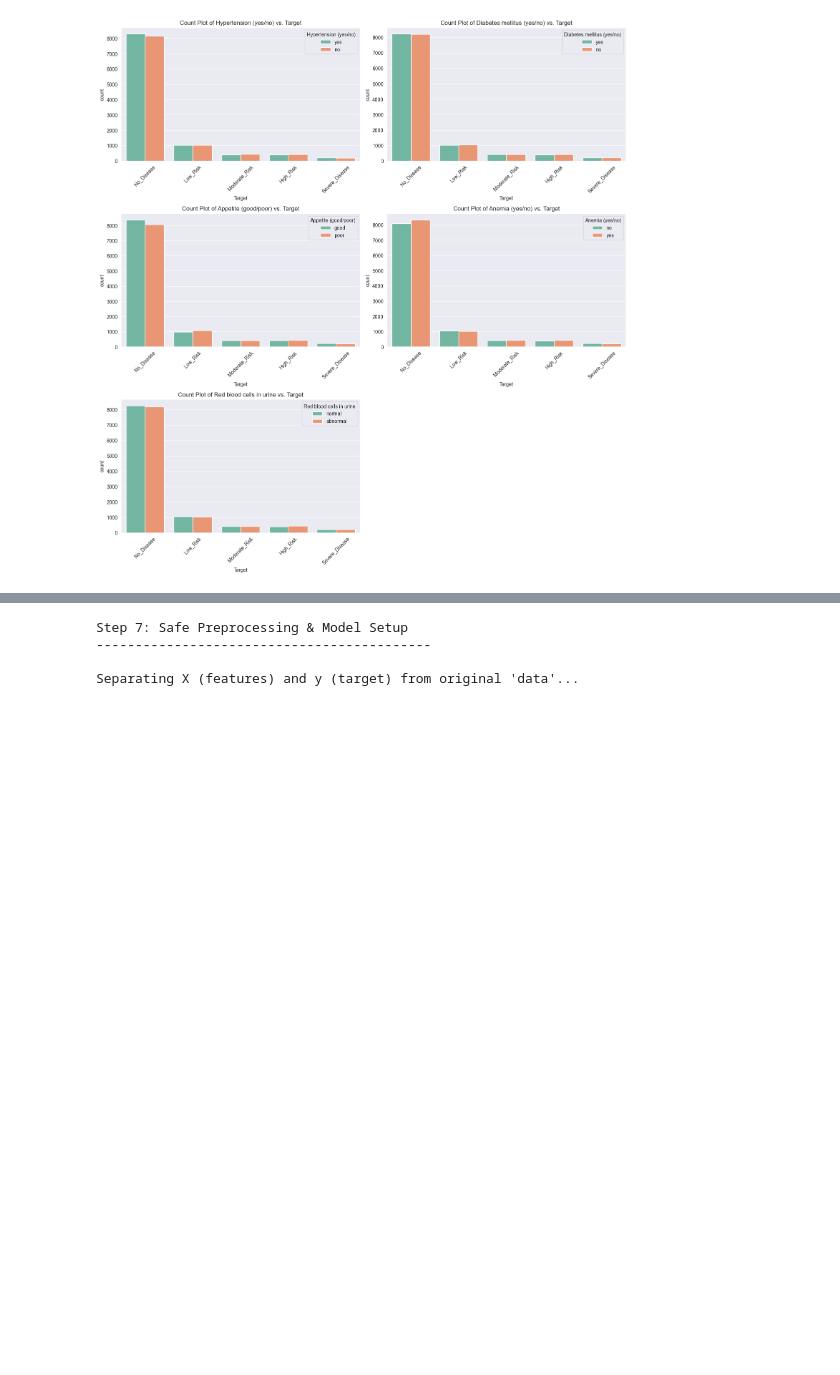
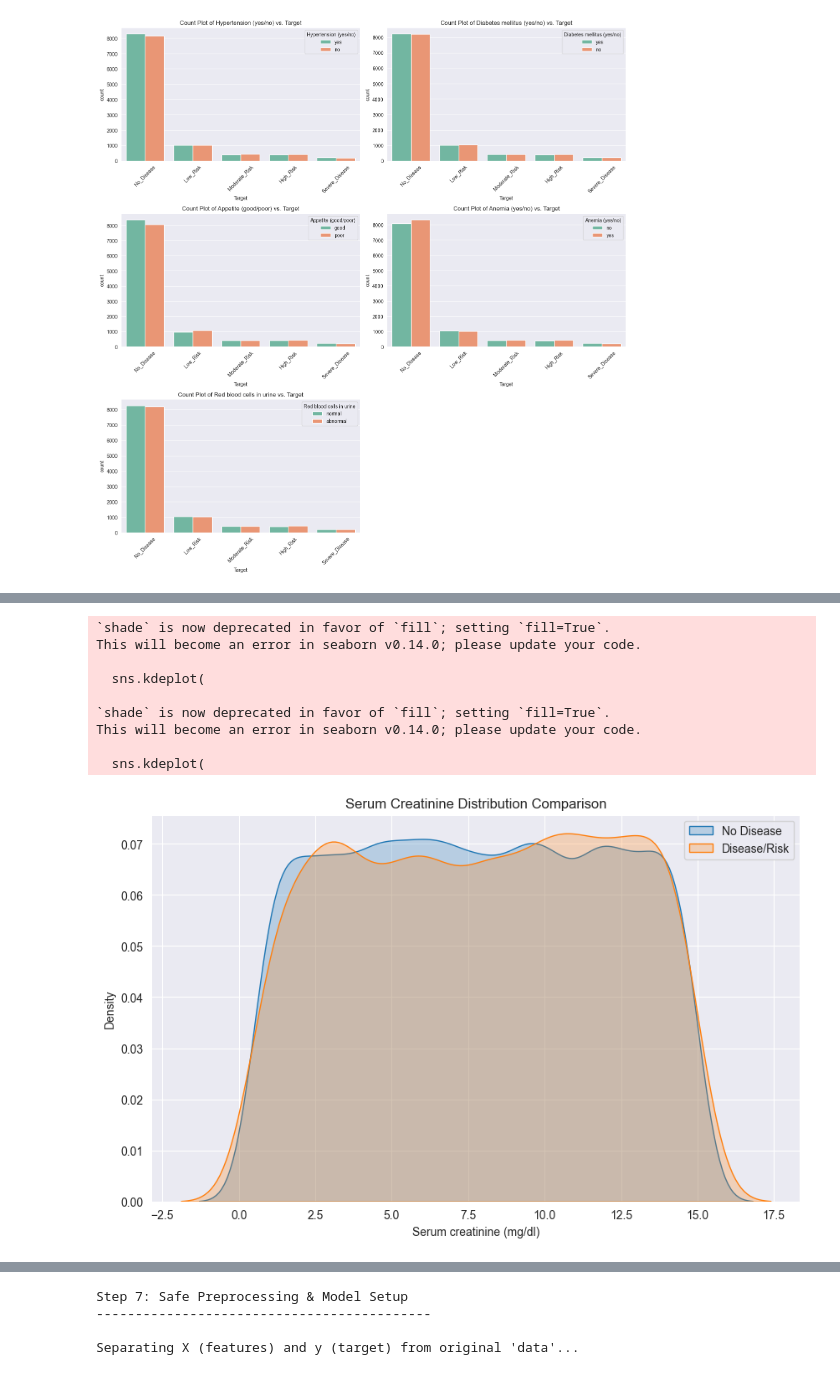
Before and after one commit to mazen787/DEPI-Final-Project, a Jupyter notebook: notebooks/experiments.ipynb, the cells around one changed output, grey strips where cells are left out. Drawn from its saved outputs; the diff is of its cells as text; code cells hidden in the pictures; blank space fills up the shorter version.

```diff
--- a/notebooks/experiments.ipynb
+++ b/notebooks/experiments.ipynb
@@ -212,0 +221,30 @@ Step 5: Analyzing Categorical Features vs. Target
+# %%
+plt.figure(figsize=(10, 6))
+
+sns.kdeplot(
+    data[data["Target"] == "No_Disease"]["Serum creatinine (mg/dl)"],
+    label="No Disease",
+    shade=True
+)
+
+sns.kdeplot(
+    data[data["Target"] != "No_Disease"]["Serum creatinine (mg/dl)"],
+    label="Disease/Risk",
+    shade=True
+)
+
+plt.title("Serum Creatinine Distribution Comparison")
+plt.xlabel("Serum creatinine (mg/dl)")
+plt.legend()
+plt.show()
+# %% [output]
+`shade` is now deprecated in favor of `fill`; setting `fill=True`.
+This will become an error in seaborn v0.14.0; please update your code.
+
+  sns.kdeplot(
+
+`shade` is now deprecated in favor of `fill`; setting `fill=True`.
+This will become an error in seaborn v0.14.0; please update your code.
+
+  sns.kdeplot(
+[figure, added]
```
Also changed, not shown: parts of 4 cells of this notebook, 2 other files.
